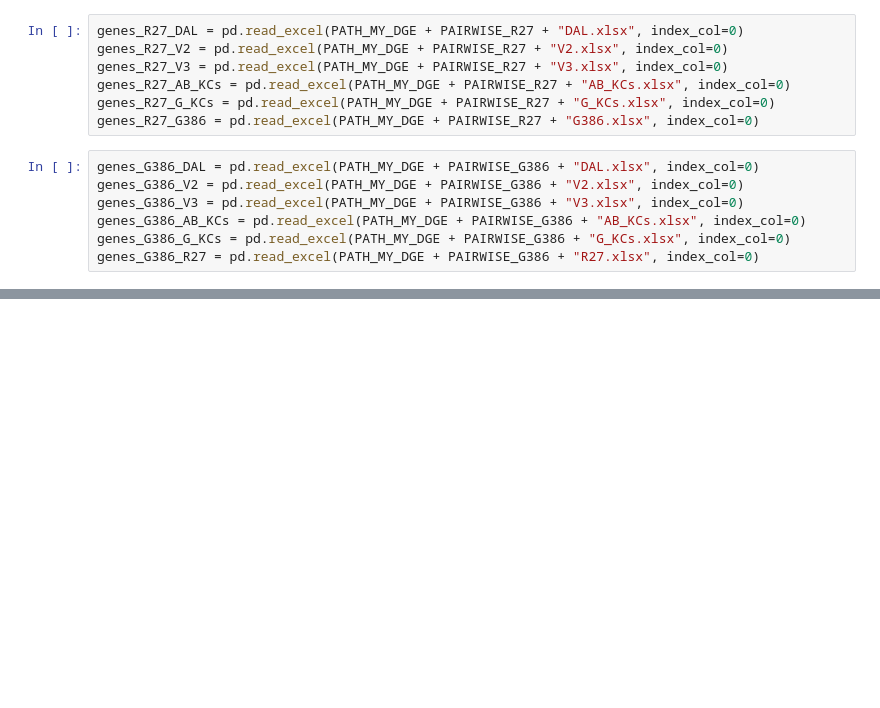
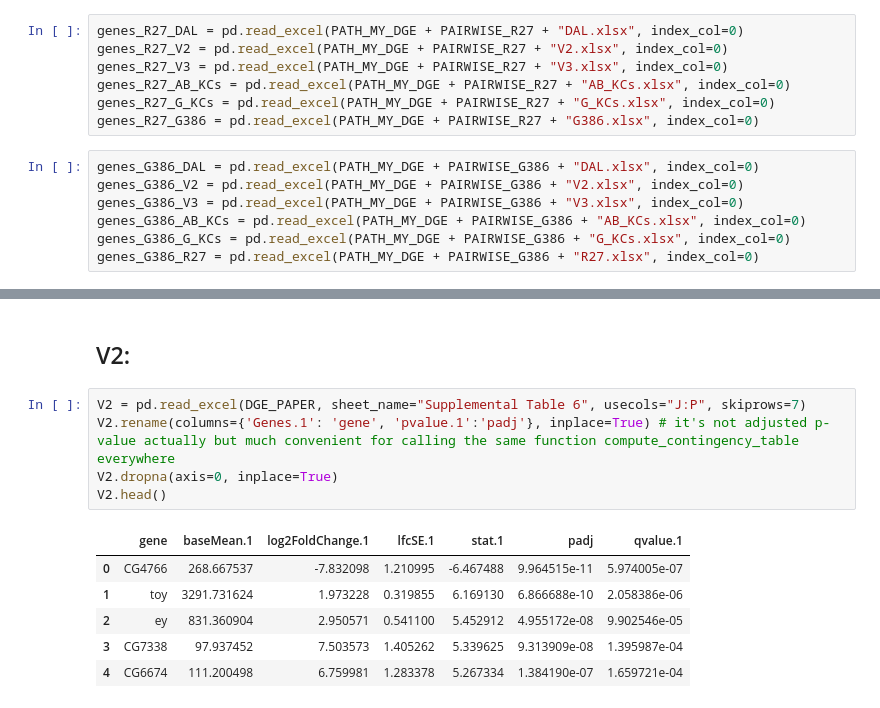
Before and after one commit to marieanselmet/genetic_link_metabolism_neurodegeneration, a Jupyter notebook: single_cell_RNAseq_MB/DGE_analysis_data.ipynb, the cells around one changed output, grey strips where cells are left out. Cells and saved outputs as stored; diff of their text form; blank space fills up the shorter version.

```diff
--- a/single_cell_RNAseq_MB/DGE_analysis_data.ipynb
+++ b/single_cell_RNAseq_MB/DGE_analysis_data.ipynb
@@ -601,0 +637,14 @@ DAL.head
+# %% [markdown]
+## V2:
+# %%
+V2 = pd.read_excel(DGE_PAPER, sheet_name="Supplemental Table 6", usecols="J:P", skiprows=7)
+V2.rename(columns={'Genes.1': 'gene', 'pvalue.1':'padj'}, inplace=True) # it's not adjusted p-value actually but much convenient for calling the same function compute_contingency_table everywhere
+V2.dropna(axis=0, inplace=True)
+V2.head()
+# %% [output]
+|  | gene | baseMean.1 | log2FoldChange.1 | lfcSE.1 | stat.1 | padj | qvalue.1 |
+| 0 | CG4766 | 268.667537 | -7.832098 | 1.210995 | -6.467488 | 9.964515e-11 | 5.974005e-07 |
+| 1 | toy | 3291.731624 | 1.973228 | 0.319855 | 6.169130 | 6.866688e-10 | 2.058386e-06 |
+| 2 | ey | 831.360904 | 2.950571 | 0.541100 | 5.452912 | 4.955172e-08 | 9.902546e-05 |
+| 3 | CG7338 | 97.937452 | 7.503573 | 1.405262 | 5.339625 | 9.313909e-08 | 1.395987e-04 |
+| 4 | CG6674 | 111.200498 | 6.759981 | 1.283378 | 5.267334 | 1.384190e-07 | 1.659721e-04 |
```
Also changed, not shown: parts of 29 cells of this notebook.
